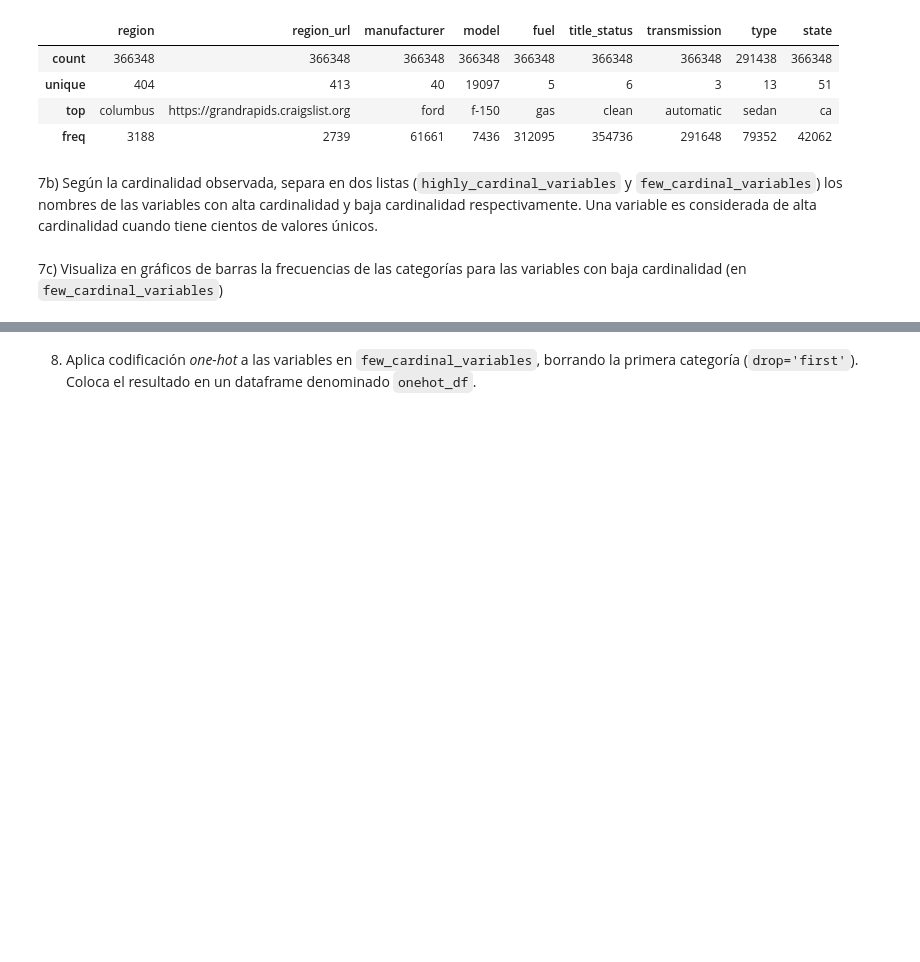
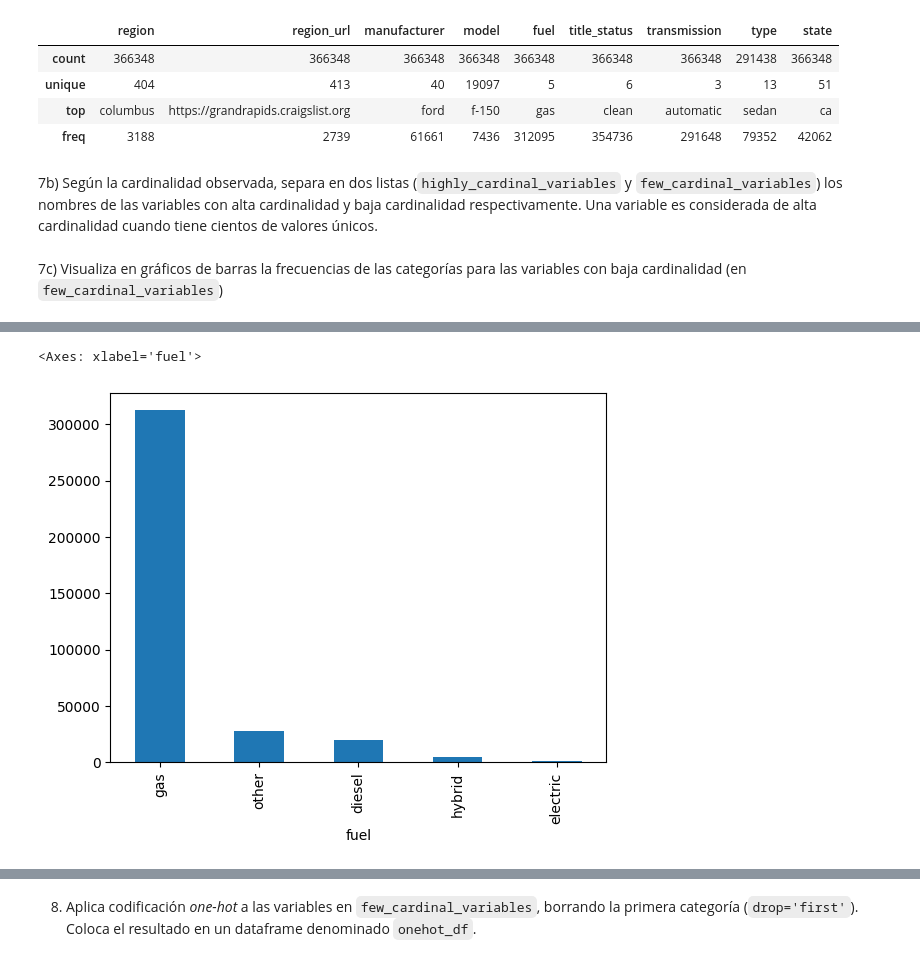
Before and after one commit to AngelBriFi/Tareas_Equipo_02, a Jupyter notebook: Actividad6FE.ipynb, the cells around one changed output, grey strips where cells are left out. Saved outputs shown, nothing was run; the diff lists cells and outputs as text; code cells hidden in the pictures; blank space fills up the shorter version.

```diff
--- a/Actividad6FE.ipynb
+++ b/Actividad6FE.ipynb
@@ -402,0 +407,5 @@ minmax_df.plot(kind ='hist',subplots=True, layout=(2,2),figsize=(10, 10))
+# %%
+cars_df[few_cardinal_variables[1]].value_counts().plot.bar()
+# %% [output]
+<Axes: xlabel='fuel'>
+[figure, added]
```
Also changed, not shown: parts of 12 cells of this notebook.
